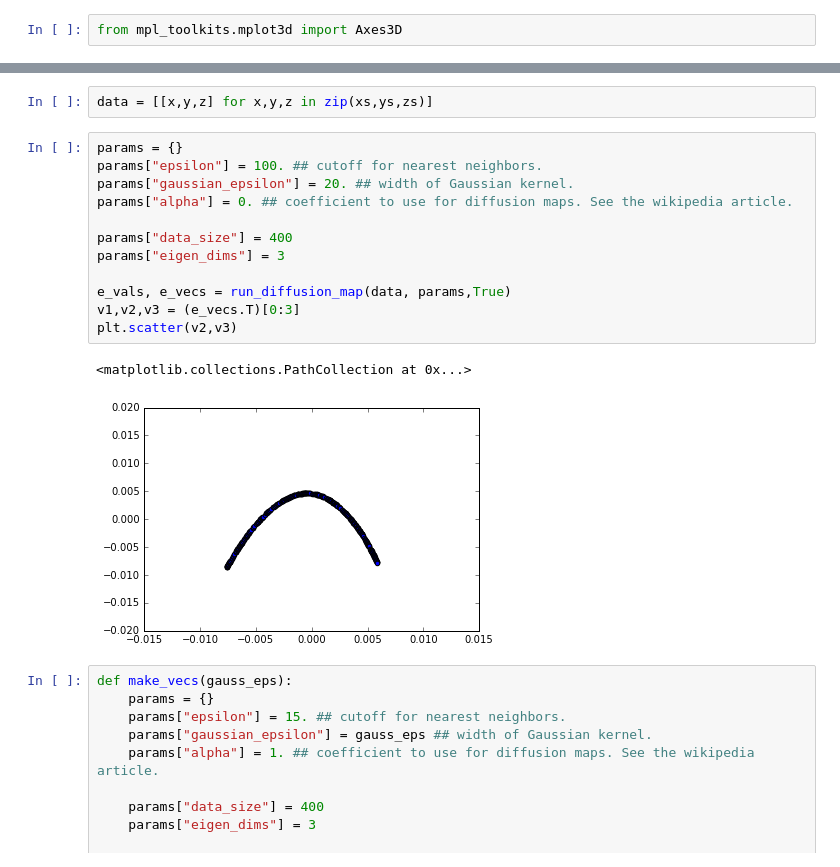
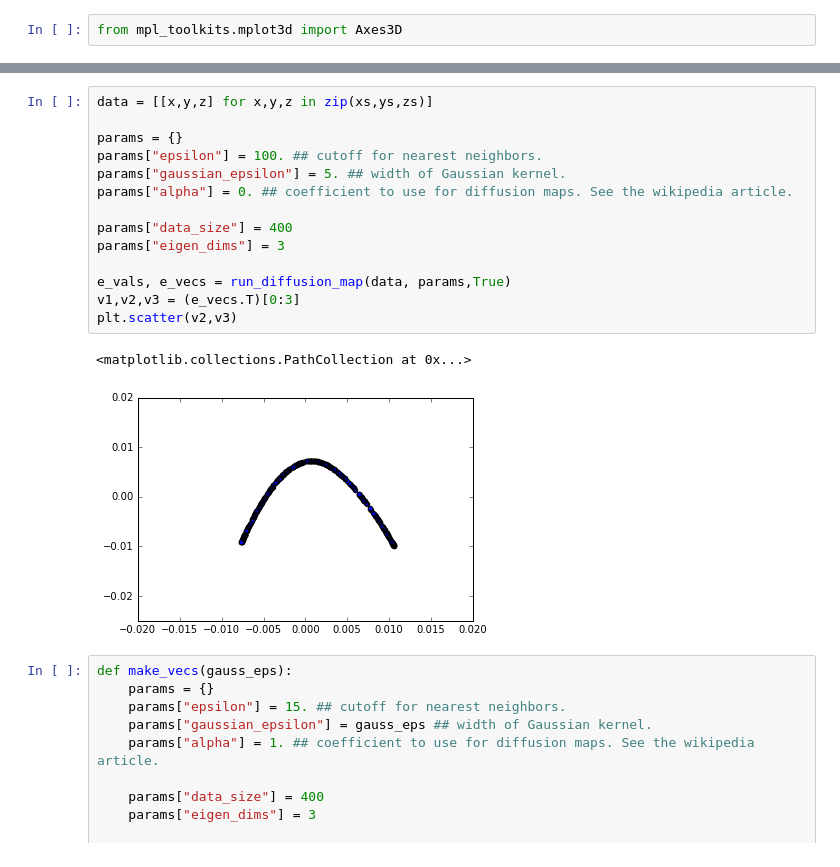
Before and after one commit to tabakg/diffusion_maps, a Jupyter notebook: example_diffusion_maps.ipynb, the cells around one changed output, grey strips where cells are left out. Saved outputs shown, nothing was run; the diff lists cells and outputs as text.

```diff
--- a/example_diffusion_maps.ipynb
+++ b/example_diffusion_maps.ipynb
@@ -215,20 +232,20 @@ ax.plot(xs, ys, zs)
-# %%
-data = [[x,y,z] for x,y,z in zip(xs,ys,zs)]
 # %%
+data = [[x,y,z] for x,y,z in zip(xs,ys,zs)]
+
 params = {}
 params["epsilon"] = 100. ## cutoff for nearest neighbors.
-params["gaussian_epsilon"] = 20. ## width of Gaussian kernel.
+params["gaussian_epsilon"] = 5. ## width of Gaussian kernel.
 params["alpha"] = 0. ## coefficient to use for diffusion maps. See the wikipedia article.
 
 params["data_size"] = 400
 params["eigen_dims"] = 3
 
 e_vals, e_vecs = run_diffusion_map(data, params,True)
 v1,v2,v3 = (e_vecs.T)[0:3]
 plt.scatter(v2,v3)
 # %% [output]
 <matplotlib.collections.PathCollection at 0x...>
-[figure, old version]
+[figure, new version]
 # %%
 def make_vecs(gauss_eps):
     params = {}
```
Also changed, not shown: parts of 48 cells of this notebook.
